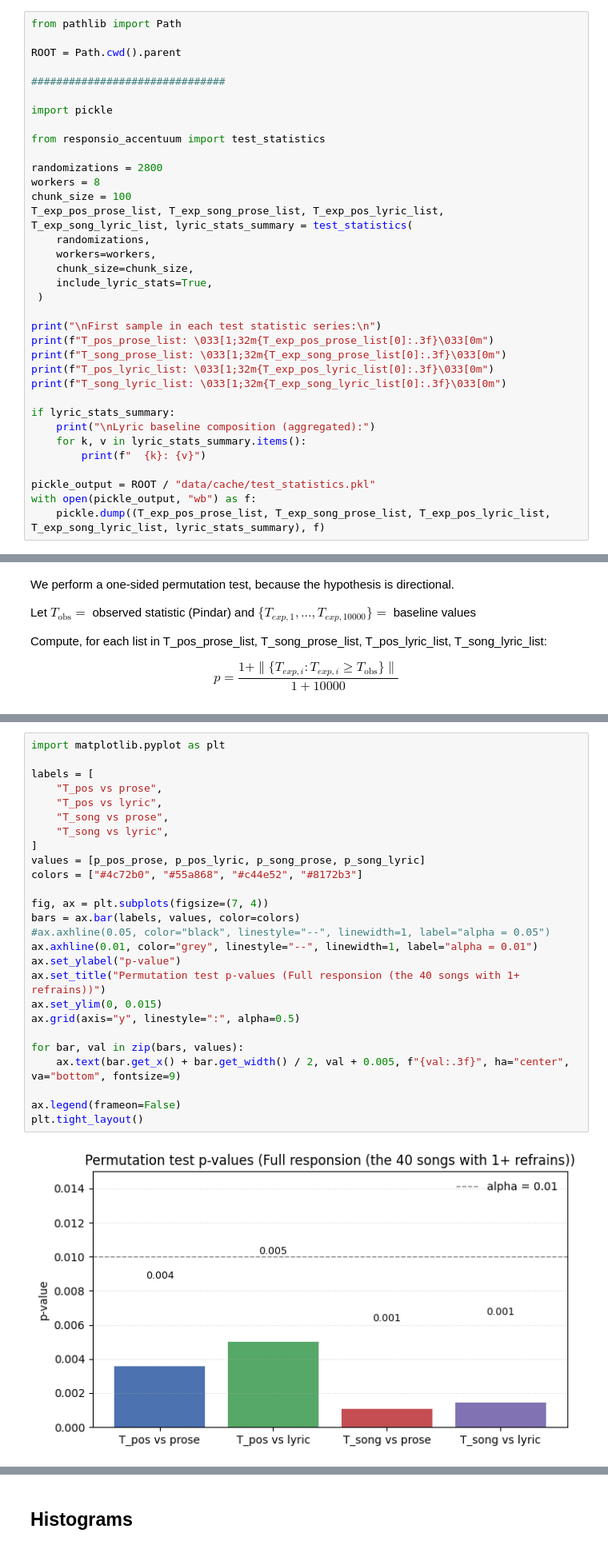
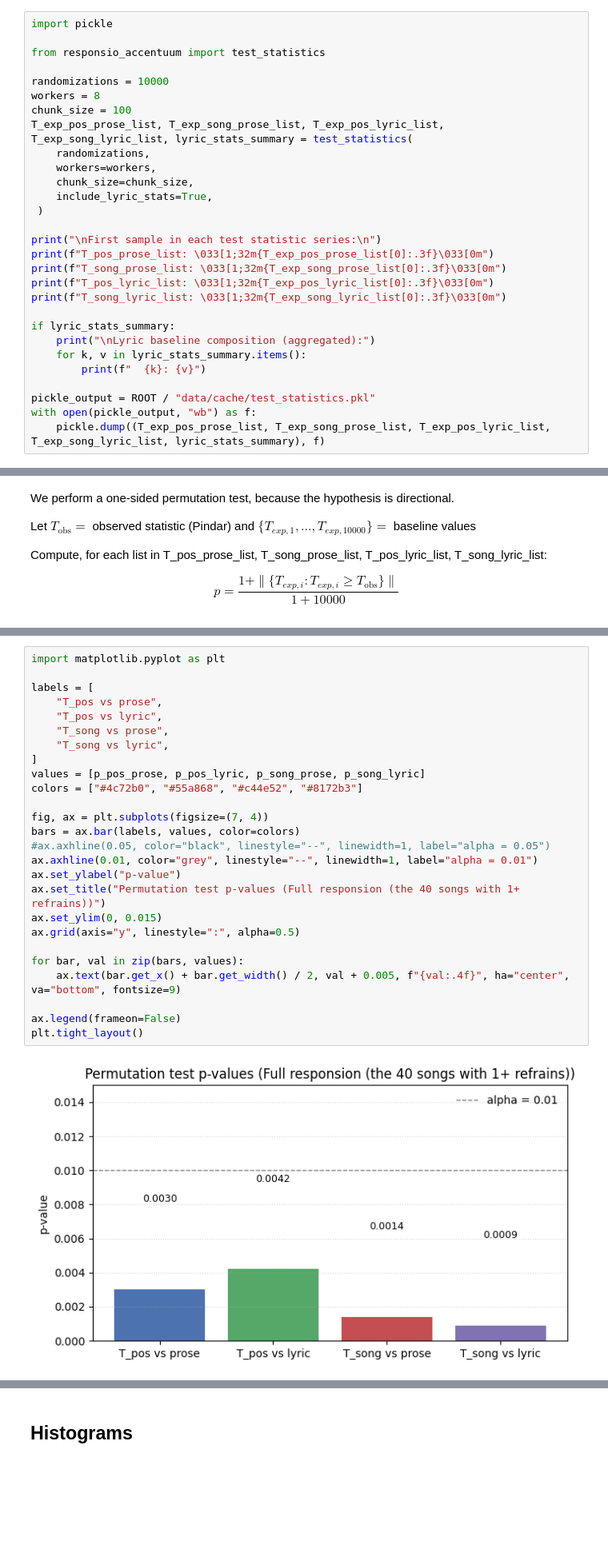
Before and after one commit to Urdatorn/responsio-accentuum, a Jupyter notebook: nb/results.ipynb, the cells around one changed output, grey strips where cells are left out. Shown at 80% size. Drawn from its saved outputs; the diff is of its cells as text; blank space fills up the shorter version.

```diff
--- a/nb/results.ipynb
+++ b/nb/results.ipynb
@@ -337,15 +332,9 @@ Now let's calculate lists of test statstics for n randomizations of the corpus.
 # %%
-from pathlib import Path
-
-ROOT = Path.cwd().parent
-
-###############################
-
 import pickle
 
 from responsio_accentuum import test_statistics
 
-randomizations = 2800
+randomizations = 10000
 workers = 8
 chunk_size = 100
 T_exp_pos_prose_list, T_exp_song_prose_list, T_exp_pos_lyric_list, T_exp_song_lyric_list, lyric_stats_summary = test_statistics(
@@ -489,31 +481,31 @@ All four p-values are below 0.01, which is strong evidence that the observed res
 # %%
 import matplotlib.pyplot as plt
 
 labels = [
     "T_pos vs prose",
     "T_pos vs lyric",
     "T_song vs prose",
     "T_song vs lyric",
 ]
 values = [p_pos_prose, p_pos_lyric, p_song_prose, p_song_lyric]
 colors = ["#4c72b0", "#55a868", "#c44e52", "#8172b3"]
 
 fig, ax = plt.subplots(figsize=(7, 4))
 bars = ax.bar(labels, values, color=colors)
 #ax.axhline(0.05, color="black", linestyle="--", linewidth=1, label="alpha = 0.05")
 ax.axhline(0.01, color="grey", linestyle="--", linewidth=1, label="alpha = 0.01")
 ax.set_ylabel("p-value")
 ax.set_title("Permutation test p-values (Full responsion (the 40 songs with 1+ refrains))")
 ax.set_ylim(0, 0.015)
 ax.grid(axis="y", linestyle=":", alpha=0.5)
 
 for bar, val in zip(bars, values):
-    ax.text(bar.get_x() + bar.get_width() / 2, val + 0.005, f"{val:.3f}", ha="center", va="bottom", fontsize=9)
+    ax.text(bar.get_x() + bar.get_width() / 2, val + 0.005, f"{val:.4f}", ha="center", va="bottom", fontsize=9)
 
 ax.legend(frameon=False)
 plt.tight_layout()
 # %% [output]
-[figure, old version]
+[figure, new version]
 # %% [markdown]
 We can also measure the effect size by computing the z-score of the observed statistic relative to the baseline distribution:
 
```
Also changed, not shown: parts of 8 cells of this notebook, 9 other files.
